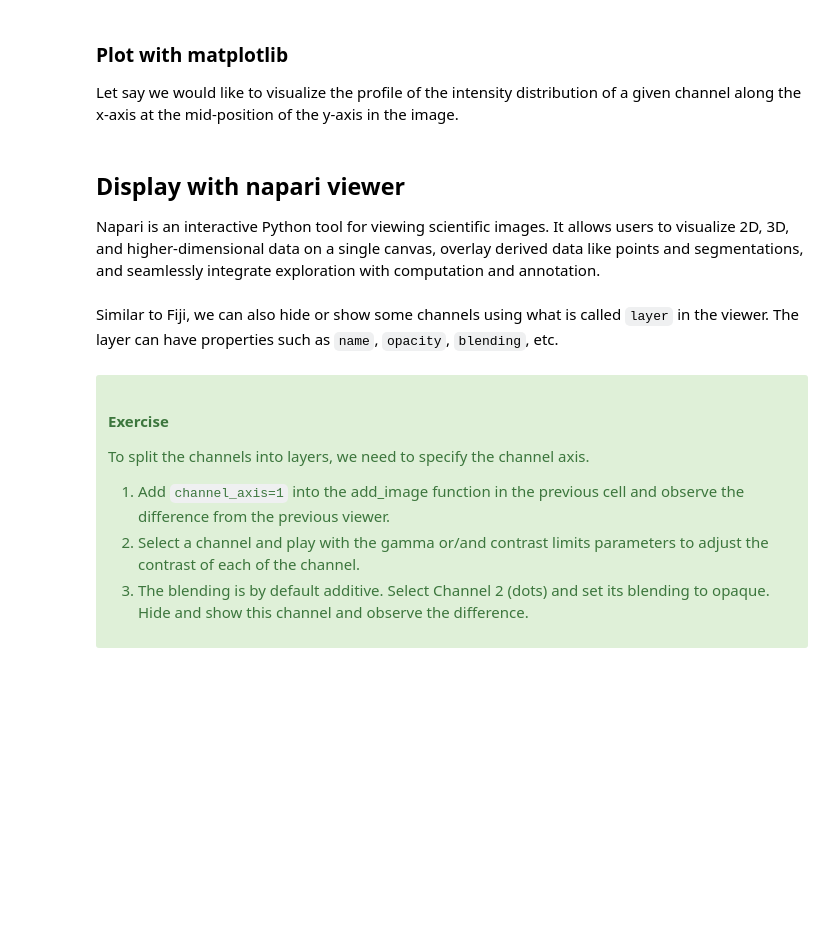
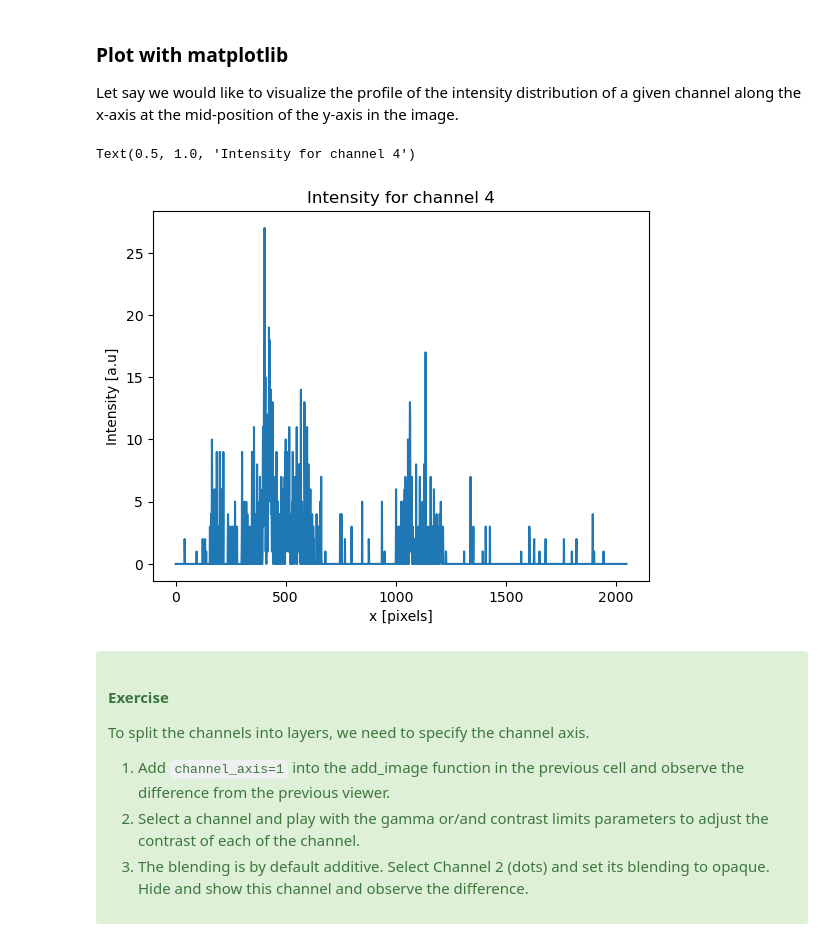
Before and after one commit to MRC-LMB-Light-Microscopy-Facility/introduction-to-python-bioimage-analysis, a Jupyter notebook: nbs/1_image_visualization.ipynb, the cells around one changed output. Cells and saved outputs as stored; diff of their text form; code cells hidden in the pictures; blank space fills up the shorter version.

```diff
--- a/nbs/1_image_visualization.ipynb
+++ b/nbs/1_image_visualization.ipynb
@@ -168,16 +216,13 @@ Modify the previous cell to
 
 Let say we would like to visualize the profile of the intensity distribution of a given channel along the x-axis at the mid-position of the y-axis in the image.
 # %%
-c = 3                       # channel number
-y = data[0, 3, 0, 956, :]   # select the intensity to display
-x = np.arange(0, len(y))    # set the x-range
+int = data.isel(T=0, C=k, Z=0, Y =956) # select the intensity to display
+x = np.arange(0, len(int))    # set the x-range
 
-plt.plot(x, y)
-
+plt.plot(x, int)
 plt.xlabel("x [pixels]")
 plt.ylabel("Intensity [a.u]")
-plt.title("Intensity for channel " + str(c))
+plt.title("Intensity for channel " + str(c+1))
+# %% [output]
+Text(0.5, 1.0, 'Intensity for channel 4')
+[figure, added]
-# %% [markdown]
-## Display with napari viewer
-
-Napari is an interactive Python tool for viewing scientific images. It allows users to visualize 2D, 3D, and higher-dimensional data on a single canvas, overlay derived data like points and segmentations, and seamlessly integrate exploration with computation and annotation.
@@ -189,5 +229,3 @@ viewer.add_image(data)
-# %% [markdown]
-Similar to Fiji, we can also hide or show some channels using what is called `layer` in the viewer. The layer can have properties such as `name`, `opacity`, `blending`, etc.
 # %% [markdown]
 <div class="alert alert-success">
 
```
Also changed, not shown: parts of 43 cells of this notebook.
